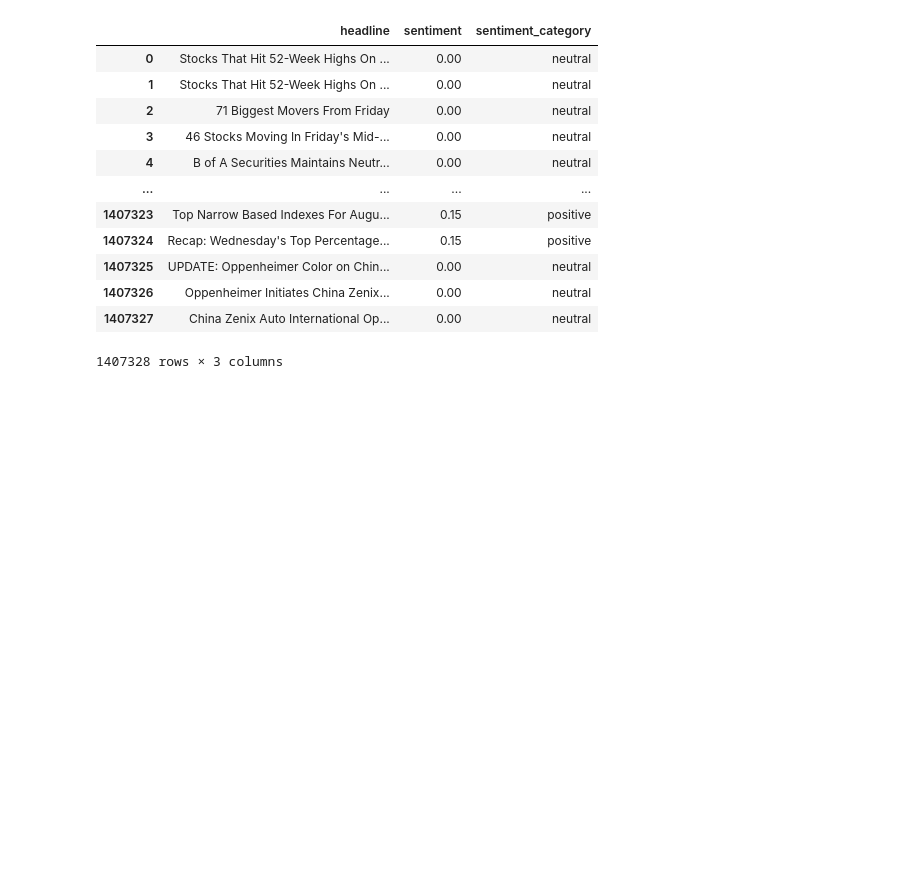
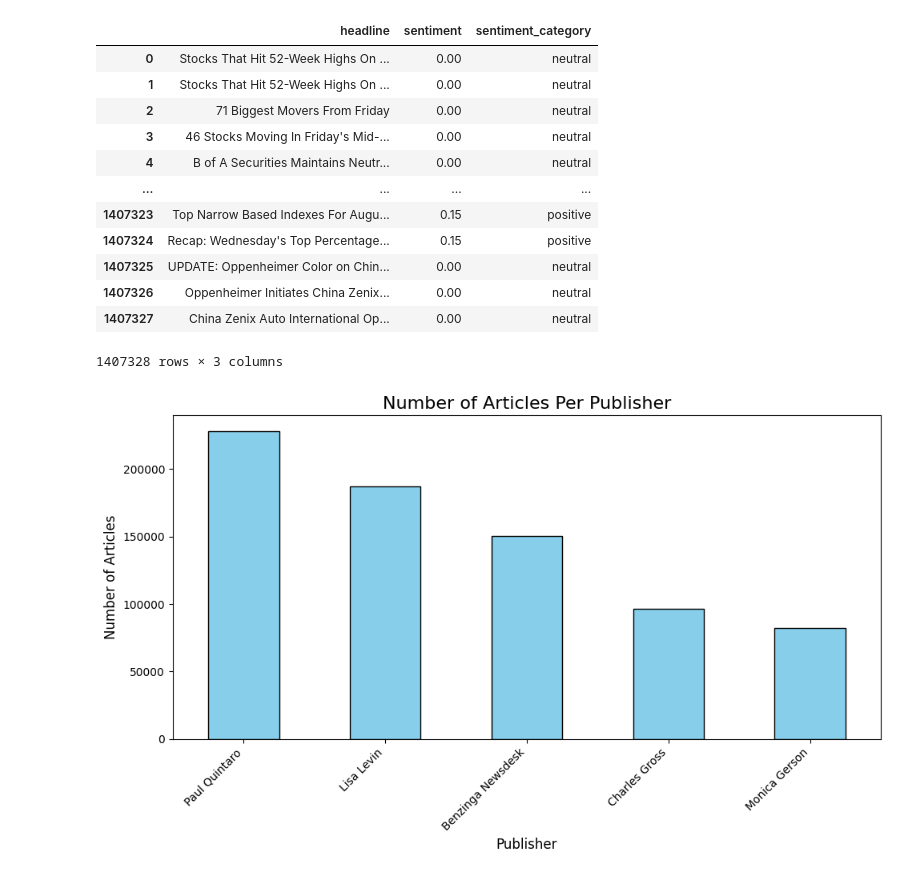
Before and after one commit to eskinder45/stock-analysis, a Jupyter notebook: notebooks/qualtative analysis.ipynb, the cells around one changed output. Saved outputs shown, nothing was run; the diff lists cells and outputs as text; code cells hidden in the pictures; blank space fills up the shorter version.

Commit message:
sentiment per publisher analyis and article per domain analysis aded

```diff
--- a/notebooks/qualtative analysis.ipynb
+++ b/notebooks/qualtative analysis.ipynb
@@ -86,3 +87,7 @@ sentiment(news_data)
 | 1407326 | Oppenheimer Initiates China Zenix... | 0.00 | neutral |
 | 1407327 | China Zenix Auto International Op... | 0.00 | neutral |
 1407328 rows × 3 columns
+# %%
+articls_per_publisher(news_data,5)
+# %% [output]
+[figure, added]
```
Also changed, not shown: parts of 6 cells of this notebook, 1 other file.
